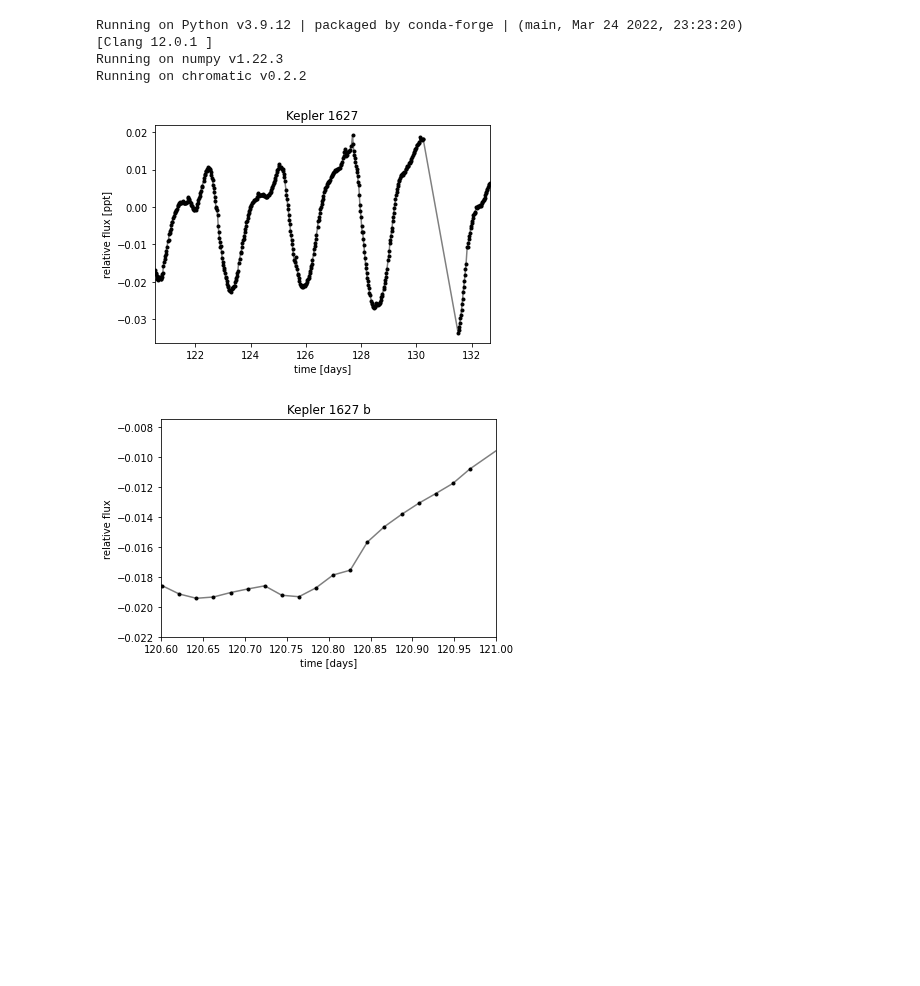
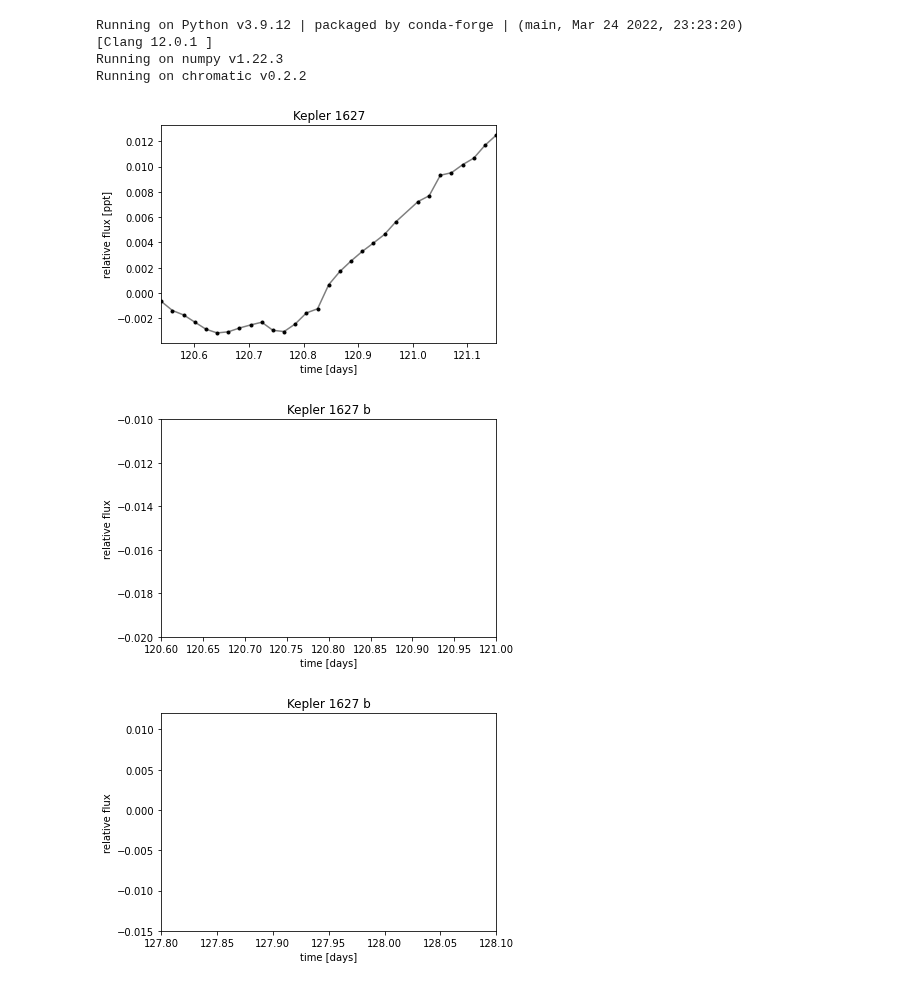
Before and after one commit to catrionamurray/chromatic_fitting, a Jupyter notebook: add_gp_model.ipynb, the cells around one changed output. Saved outputs shown, nothing was run; the diff lists cells and outputs as text; code cells hidden in the pictures; blank space fills up the shorter version.

```diff
--- a/add_gp_model.ipynb
+++ b/add_gp_model.ipynb
@@ -23,7 +23,7 @@ lc = lcf.stitch().remove_nans().remove_outliers()
 
 # Require non-zero quality flags, since we have an abundance of data.
 lc = lc[lc.quality == 0]
-lc = lc[:500]
+lc = lc[:30]
 
 # Make sure that the data type is consistent
 x = np.ascontiguousarray(lc.time.value, dtype=np.float64)
@@ -37,33 +37,43 @@ mu = np.nanmedian(y)
 y = y / mu - 1
 yerr = yerr / mu
 
 # Visualize the data.
 # Plot #0: full dataset
 # Plot #1: a 100 day slice
 # Plot #2: center it on the known Kepler ephemeris.
 plt.plot(x, y, "k", alpha=0.5)
 plt.plot(x, y, "k.")
 plt.xlim(x.min(), x.max())
 plt.xlabel("time [days]")
 plt.ylabel("relative flux [ppt]")
 plt.title("Kepler 1627")
 plt.show()
 
 # plt.plot(x, y, "k")
 # plt.xlabel("time [days]")
 # plt.ylabel("relative flux [ppt]")
 # plt.xlim([550, 650])
 # plt.title("Kepler 1627")
 # plt.show()
 
 plt.plot(x, y, "k",alpha=0.5)
 plt.plot(x, y, "k.")
 plt.xlabel("time [days]")
 plt.ylabel("relative flux")
 plt.xlim([120.6, 121])  # transit is here
-plt.ylim([-22e-3, -7.5e-3])
+plt.ylim([-20e-3, -10e-3])
 plt.title("Kepler 1627 b")
 plt.show()
+
+plt.plot(x, y, "k",alpha=0.5)
+plt.plot(x, y, "k.")
+plt.xlabel("time [days]")
+plt.ylabel("relative flux")
+plt.xlim([127.8, 128.1])  # transit is here
+plt.ylim([-15e-3, 12e-3])
+plt.title("Kepler 1627 b")
+plt.show()
 # %% [output]
-[figure, old version]
+[figure, new version]
-[figure, old version]
+[figure, new version]
+[figure, added]
```
Also changed, not shown: parts of 34 cells of this notebook, 1 other file.
